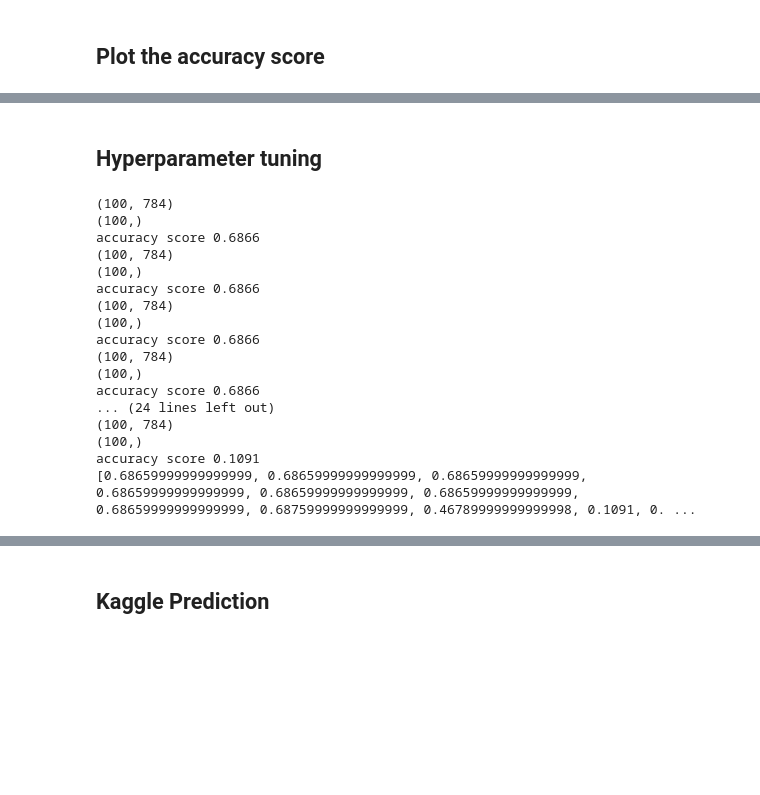
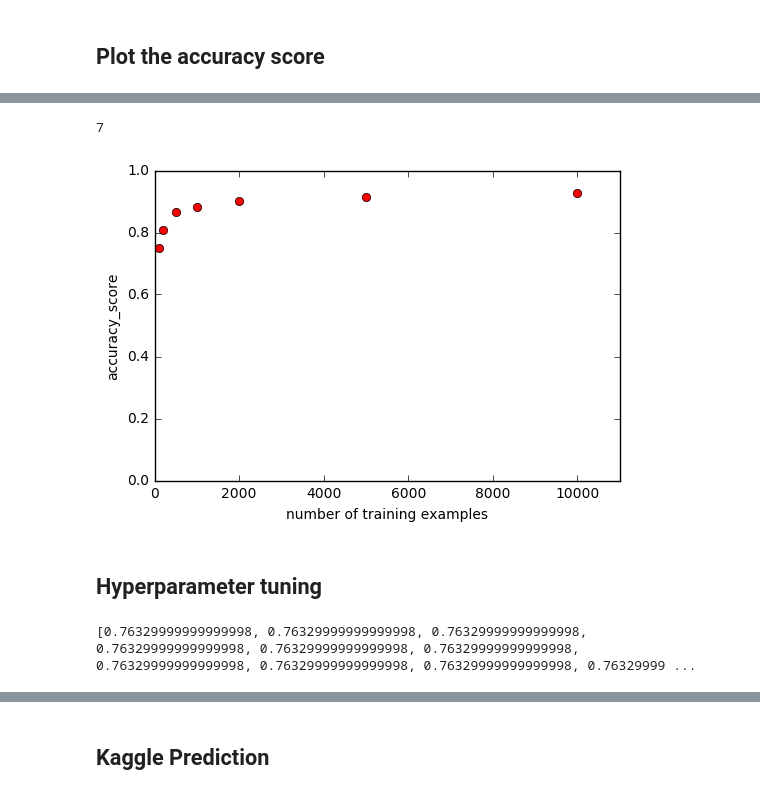
Before and after one commit to mengkeding/Machine-Learning, a Jupyter notebook: homework/hw1/hw01_data/mnist/mnist_training.ipynb, the cells around one changed output, grey strips where cells are left out. Saved outputs shown, nothing was run; the diff lists cells and outputs as text; code cells hidden in the pictures; blank space fills up the shorter version.

```diff
--- a/homework/hw1/hw01_data/mnist/mnist_training.ipynb
+++ b/homework/hw1/hw01_data/mnist/mnist_training.ipynb
@@ -75,19 +92,24 @@ print(validation_data.shape)
 ### Training on n examples
 # %%
 accuracy_score = []
-def training_classifier(n, param = 1.0, l = accuracy_score):
+training_accuracy_score = []
+def training_classifier(n, param = 1.0, l = accuracy_score, l2 = None):
     # Get 100 training data
-    training_data1 = training_data[0:n, 0:784]
-    training_labels1 = training_data[0:n, 784]
-    print(training_data1.shape)
-    print(training_labels1.shape)
+    training_data1 = training_data[0:n]
+    training_labels1 = training_labels[0:n]
+    #print(training_data1.shape)
+    #print(training_labels1.shape)
     # Build the SVC classifier
     classifier1 = SVC(C = param, kernel='linear')
     classifier1.fit(training_data1, training_labels1)
     # Make prediction
     score1 = classifier1.score(validation_data, validation_labels)
-    print("accuracy score", score1)
+
+    #print("accuracy score", score1)
     l.append(score1)
+    if l2 != None:
+        score2 = classifier1.score(training_data, training_labels)
+        l2.append(score2)
 # %%
 training_size = [100, 200, 500, 1000, 2000, 5000, 10000]
 for n in training_size:
@@ -124,32 +130,20 @@ plt.show()
+# %%
+print(len(training_accuracy_score))
+plt.plot(training_size, training_accuracy_score, "ro")
+plt.ylabel("accuracy_score")
+plt.xlabel("number of training examples")
+plt.axis([0, 11000, 0, 1])
+plt.show()
+# %% [output]
+7
+[figure, added]
 # %% [markdown]
 ## Hyperparameter tuning
 # %%
+max_accuracy_with_size = []
+
 # Guess C values
-Cs = [math.pow(10, 1), math.pow(10, 0), math.pow(10, -1), math.pow(10, -2),
+Cs = list(range(100, 10, -5)) + [math.pow(10, 1), math.pow(10, 0), math.pow(10, -1), math.pow(10, -2),
       math.pow(10, -3), math.pow(10, -4), math.pow(10, -5),math.pow(10, -6),
       math.pow(10, -7),math.pow(10, -8),math.pow(10, -10), math.pow(10, -20),
       math.pow(10, -30)]
-accuracy_score100 = []
-
-# Start finding the best parameter with 100 training examples
-for c in Cs:
-    training_classifier(100, c, accuracy_score100)
-print(accuracy_score100)
-# %% [output]
-(100, 784)
-(100,)
-accuracy score 0.6866
-(100, 784)
-(100,)
-accuracy score 0.6866
-(100, 784)
-(100,)
-accuracy score 0.6866
-(100, 784)
-(100,)
-accuracy score 0.6866
-... (24 lines left out)
-(100, 784)
-(100,)
-accuracy score 0.1091
-[0.68659999999999999, 0.68659999999999999, 0.68659999999999999, 0.68659999999999999, 0.68659999999999999, 0.68659999999999999, 0.68659999999999999, 0.68759999999999999, 0.46789999999999998, 0.1091, 0. ...
@@ -156,3 +154,16 @@ accuracy score 0.1091
+# %%
+accuracy_score100 = []
+
+# Start finding the best parameter with 100 training examples
+'''
+for c in Cs:
+    training_classifier(100, param = c, l = accuracy_score100)
+'''
+tunner_with_size(100, accuracy_score100)
+print(accuracy_score100)
+max_accuracy_with_size.append(max(accuracy_score100))
+# %% [output]
+[0.76329999999999998, 0.76329999999999998, 0.76329999999999998, 0.76329999999999998, 0.76329999999999998, 0.76329999999999998, 0.76329999999999998, 0.76329999999999998, 0.76329999999999998, 0.76329999 ...
 # %%
 accuracy_score200 = []
 # Start finding the best parameter with 200 training examples
```
Also changed, not shown: parts of 22 cells of this notebook, 2 other files.
